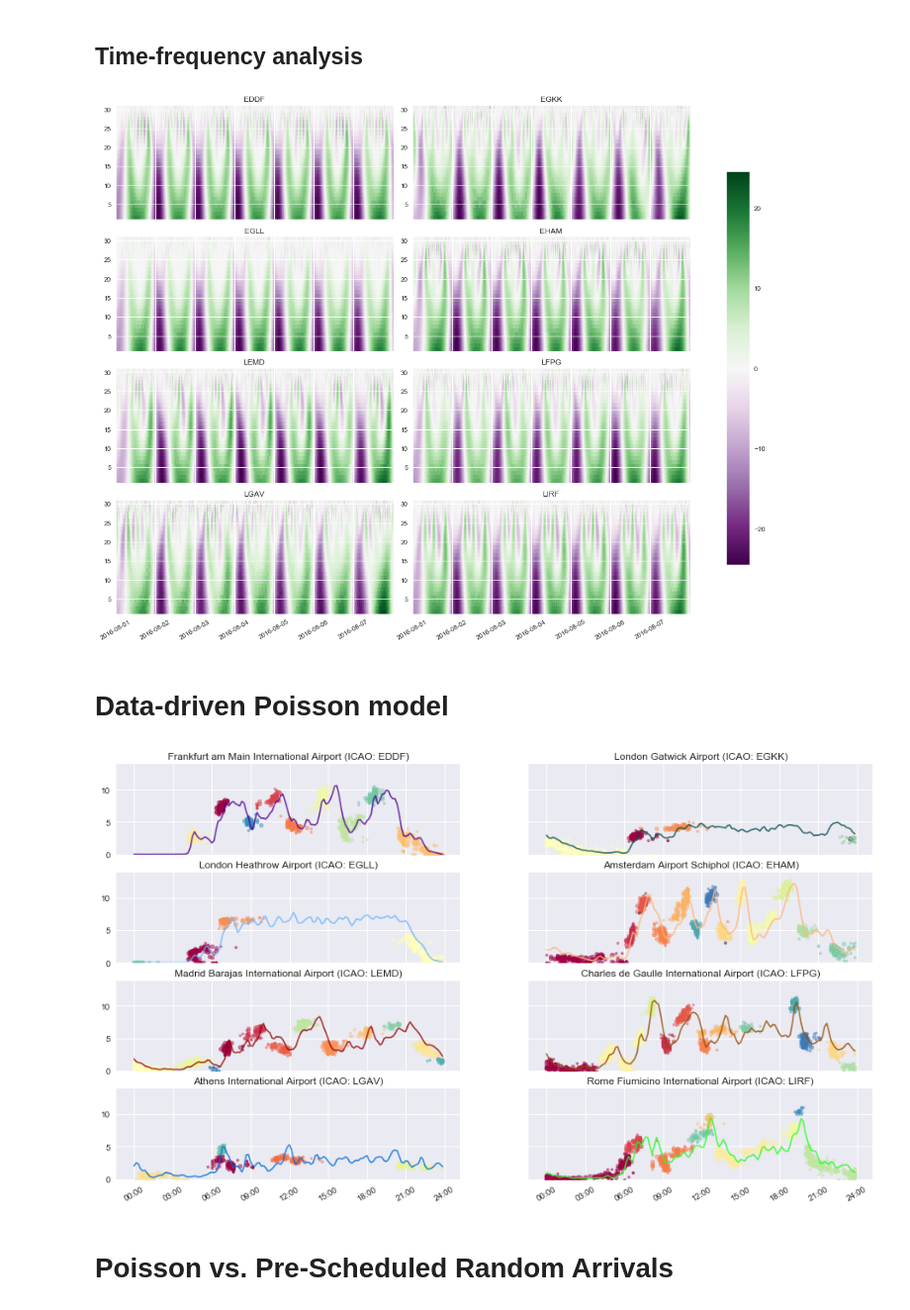
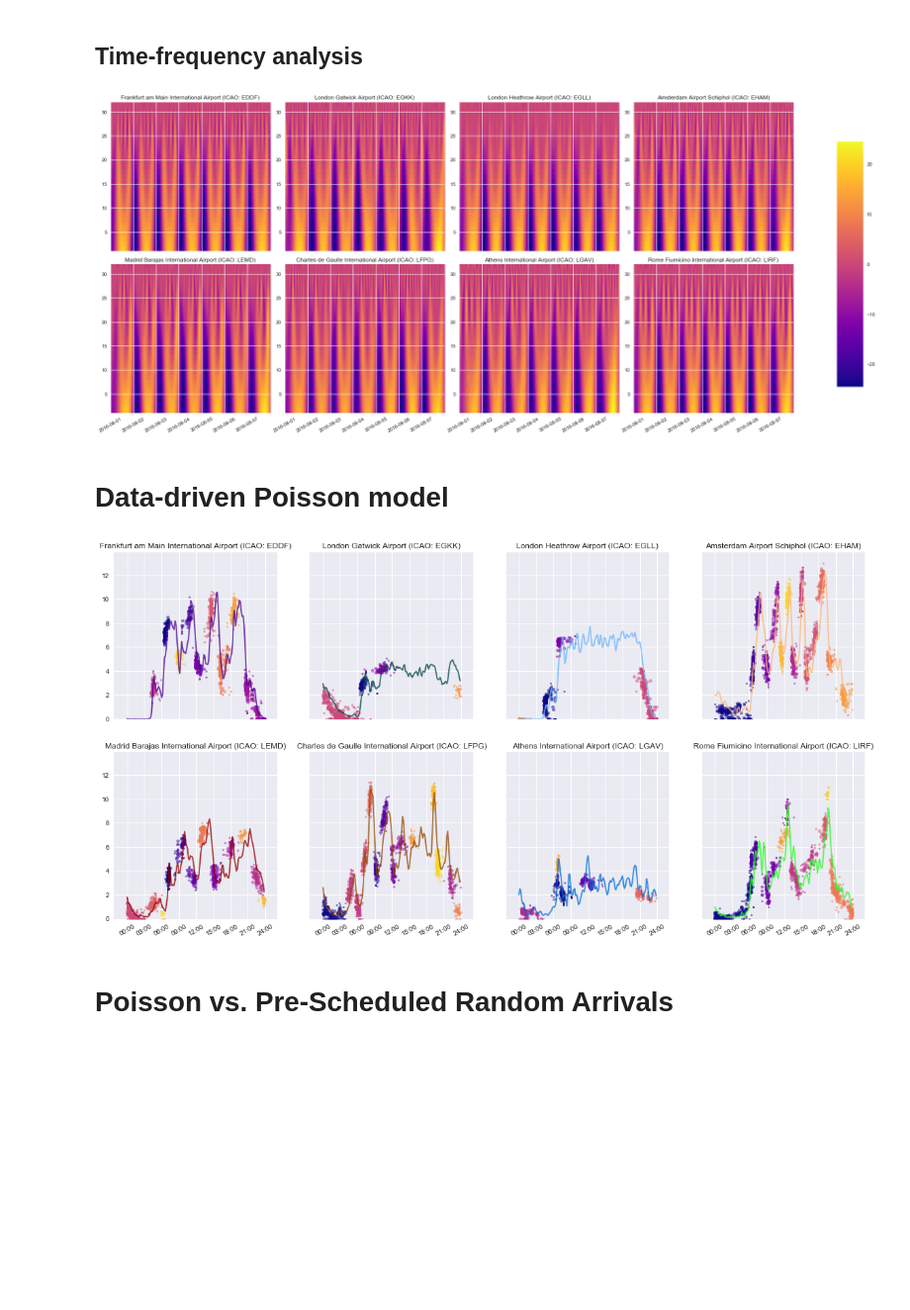
Before and after one commit to clancia/air-traffic-data-driven-modelling, a Jupyter notebook: air_traffic_analysis.ipynb, the cells around one changed output. Shown at 99% size. Drawn from its saved outputs; the diff is of its cells as text; code cells hidden in the pictures; blank space fills up the shorter version.

```diff
--- a/air_traffic_analysis.ipynb
+++ b/air_traffic_analysis.ipynb
@@ -69,7 +71,7 @@ zval = stats.norm.ppf(1-ALPHA/2)
 NPERIODS = 24*60/INTERVAL
 # number of bins in a day
 # %%
-dd = atddm.load(subset=CODES)
+dd = load(subset=CODES)
 # load data in a dictionary indexed by ICAO codes of arrival airport
 # items are DataFrames
 m3_bin = {}
@@ -158,7 +160,7 @@ fc
 ### Average daily demand
 # %%
 YMAX = 13 # upper limit of the y-scale
-f, axes = plt.subplots(nairp//2, 2, sharex=True, sharey=False)
+f, axes = plt.subplots(2, nairp//2, sharex=True, sharey=True)
 for ax, code in zip(axes.flatten(), CODES):
     df = daily[code] # DataFrame of daily arrivals
     # AVERAGE ARRIVALS
@@ -189,7 +191,7 @@ for ax in axes[-1]:
     for tick in ax.get_xticklabels():
         tick.set_rotation(30)
 
-f.set_size_inches(2*nairp, 1.5*nairp)
+f.set_size_inches(20,10)
 f.tight_layout()
 f.savefig(os.path.join(IMGFLDR, 'AvgArrivals.png'), dpi=300, bbox_inches='tight')
 plt.show()
@@ -427,7 +429,7 @@ fitted_values
 # %% [markdown]
 ### 1st order differenced time series
 # %%
-f, axes = plt.subplots(nairp//2, 2, sharey=False)
+f, axes = plt.subplots(2, nairp//2, sharey=False)
 for ax, code in zip(axes.flatten(), CODES):
     ts = m3_bin[code].fillna(0)
     # get the aggregated time series of observed number of arrivals
@@ -456,7 +458,7 @@ for ax, code in zip(axes.flatten(), CODES):
     ax.set_ylabel('1st order differenced daily demands')
     ax.set_title('{:s} (ICAO: {:s})'.format(AIRPORTS[code], code))
 
-f.set_size_inches(2*nairp, 1.5*nairp)
+f.set_size_inches(20,10)
 f.tight_layout()
 f.savefig(os.path.join(IMGFLDR, 'DailyDemand.png'), dpi=300, bbox_inches='tight')
 plt.show()
@@ -469,7 +471,7 @@ plt.show()
 lag1acf = pd.Series(index=CODES)
 adftest = pd.DataFrame(index=CODES, columns=['adf', 'adf*', 'p-val'])
 # %%
-f, axes = plt.subplots(nairp//2, 2, sharex=True, sharey=True)
+f, axes = plt.subplots(2, nairp//2, sharex=True, sharey=True)
 
 for ax, code in zip(axes.flatten(), CODES):
     ts = m3_bin[code].fillna(0)
@@ -509,7 +511,7 @@ ndays += 1
 ax.set_xticks([i*24*60//freq for i in range(ndays)])
 ax.set_xticklabels(['{:d} days'.format(i) for i in range(ndays)])
 
-f.set_size_inches(2*nairp, 1.5*nairp)
+f.set_size_inches(20,10)
 f.tight_layout()
 f.savefig(os.path.join(IMGFLDR, 'Autocorr.png'), dpi=300, bbox_inches='tight')
 plt.show()
@@ -550,33 +552,33 @@ adftest
 # %%
 # time-continuous wavelet analysis
 # to highlight the presence of a mode with daily periodicity
 # for convenience the analysis is performed on a single week
-f, axes = plt.subplots(nairp//2, 2, sharex=True)
-widths = np.arange(1, 31)
+f, axes = plt.subplots(2, nairp//2, sharex=True)
+widths = np.arange(1, 32)
 weekstr = '2016-08-01'
 weekend = '2016-08-07'
 xticks = [144*i for i in range(7)]
 xticklabels = ['2016-08-01', '2016-08-02', '2016-08-03', '2016-08-04',
                '2016-08-05', '2016-08-06', '2016-08-07']
 
 for ax, code in zip(axes.flatten(), CODES):
     df = m3_bin[code].loc['2016-08-01':'2016-08-07']
     cwtmatr, freqs = pywt.cwt(df, widths, 'mexh')
-    im = ax.imshow(cwtmatr, extent=[0, len(df), 1, 31], cmap='PRGn', aspect='auto',
+    im = ax.imshow(cwtmatr, extent=[0, len(df), 1, 32], cmap='plasma', aspect='auto',
                vmax=abs(cwtmatr).max(), vmin=-abs(cwtmatr).max())
     ax.set_xticks(xticks)
     ax.set_xticklabels(xticklabels, rotation=30)
-    ax.set_title(code)
+    ax.set_title('{:s} (ICAO: {:s})'.format(AIRPORTS[code], code))
 
-f.set_size_inches(2*nairp, 1.5*nairp)
+f.set_size_inches(25,10)
 f.tight_layout()
-f.savefig(os.path.join(IMGFLDR, 'ContWavltTrasf.png'), dpi=300, bbox_inches='tight')
 f.subplots_adjust(right=0.8)
 cbar_ax = f.add_axes([0.85, 0.15, 0.03, 0.7])
 f.colorbar(im, cax=cbar_ax)
+f.savefig(os.path.join(IMGFLDR, 'ContWavltTrasf.png'), dpi=300, bbox_inches='tight')
 plt.show()
 # %% [output]
-[figure, old version]
+[figure, new version]
 # %% [markdown]
 # Data-driven Poisson model
 # %%
@@ -602,7 +604,7 @@ detected_lambdas = pd.DataFrame(columns=['icao', 'time', 'lambda'])
 # this DataFrame will store the parameters
 # of the identified time-dependent Poisson process
 # %%
-f, axes = plt.subplots(nairp//2, 2, sharex=True, sharey=True, figsize=(16,9))
+f, axes = plt.subplots(2, nairp//2, sharex=True, sharey=True)
 
 for code, i, j in zip(CODES, II, JJ):
     ####################################################################
@@ -636,7 +638,8 @@ for code, i, j in zip(CODES, II, JJ):
         range(len(daily)),
         daily.mu,
         color=rgbfy(code),
-        alpha=.75
+        alpha=.75,
+        lw=2
     )
     # plot the average daily demand
 
@@ -669,7 +672,7 @@ for code, i, j in zip(CODES, II, JJ):
     unique_labels = set(labels)
 
     XX = scaler.inverse_transform(X)
-    kolors = plt.cm.Spectral(np.linspace(0, 1, len(unique_labels)))
+    kolors = plt.cm.plasma(np.linspace(0, 1, len(unique_labels)))
     for k, col in zip(unique_labels, kolors):
         alpha = 0.5
         if k == -1:
@@ -694,11 +697,11 @@ for code, i, j in zip(CODES, II, JJ):
             icount += 1
 
         xy = XX[class_member_mask & core_samples_mask]
-        ax.scatter(xy[:, 0], xy[:, 1], marker='o', c=col, s=25, alpha=alpha)
+        ax.scatter(xy[:, 0], xy[:, 1], marker='o', facecolors=col, s=25, alpha=alpha, lw = 0)
 
         xy = XX[class_member_mask & ~core_samples_mask]
 
-        ax.scatter(xy[:, 0], xy[:, 1], marker='o', c=col, s=10, alpha=alpha)
+        ax.scatter(xy[:, 0], xy[:, 1], marker='o', facecolors=col, s=10, alpha=alpha, lw = 0)
         ax.set_title('{:s} (ICAO: {:s})'.format(AIRPORTS[code], code))
 
 ax.set_xticks([int(i*NPERIODS/8) for i in range(9)])
@@ -710,10 +713,11 @@ ax.set_ylim(bottom=0)
 for ax in axes[-1]:
     for tick in ax.get_xticklabels():
         tick.set_rotation(30)
+f.set_size_inches(20,10)
 f.savefig(os.path.join(IMGFLDR, 'DDPoisson.png'), dpi=300, bbox_inches='tight')
 plt.show()
 # %% [output]
-[figure, old version]
+[figure, new version]
 # %%
 detected_lambdas = detected_lambdas.set_index(['icao', 'time'])
 detected_lambdas = detected_lambdas.sort_index()
```
Also changed, not shown: parts of 46 cells of this notebook, 16 other files.
